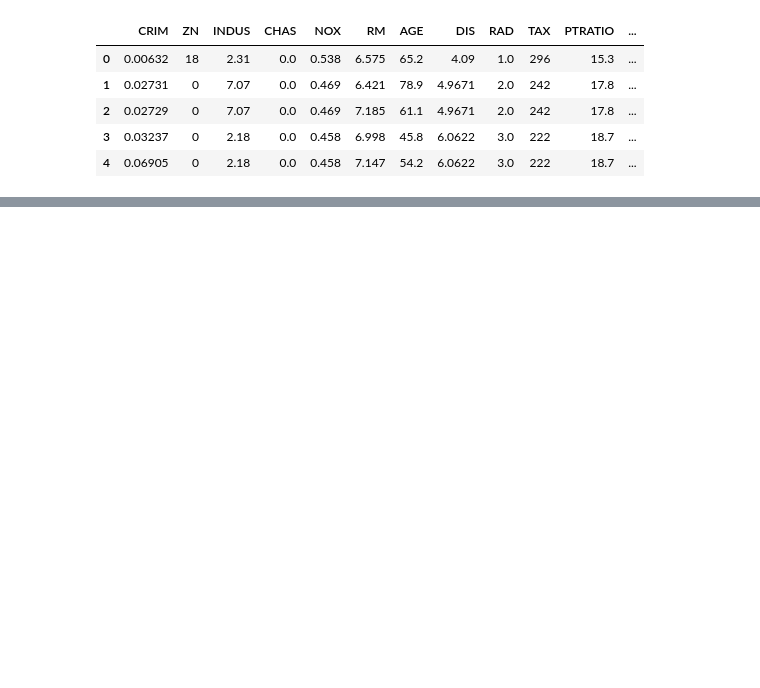
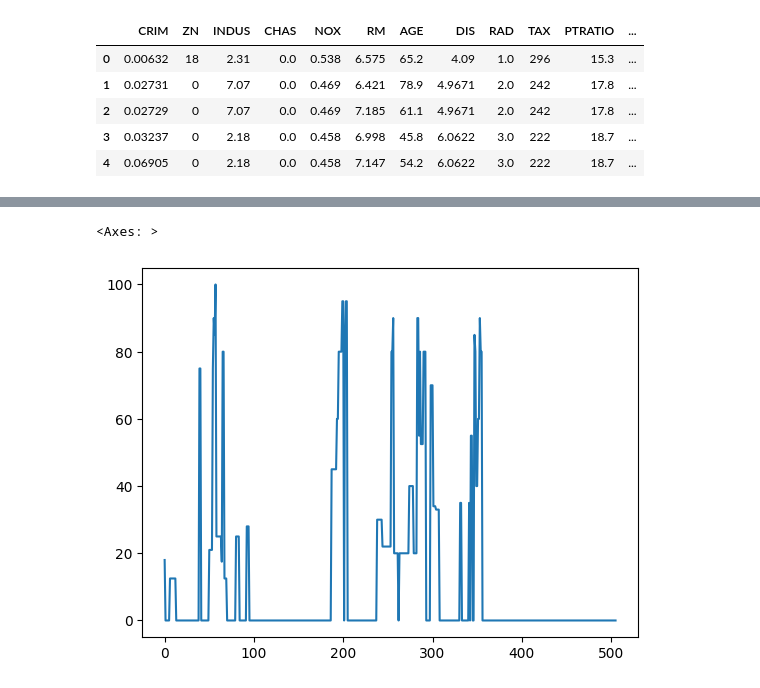
Before and after one commit to Farzinaayub/let-s_AI, a Jupyter notebook: DA21-B ML Assignment 3.ipynb, the cells around one changed output, grey strips where cells are left out. Drawn from its saved outputs; the diff is of its cells as text; code cells hidden in the pictures; blank space fills up the shorter version.

```diff
--- a/DA21-B ML Assignment 3.ipynb
+++ b/DA21-B ML Assignment 3.ipynb
@@ -83,0 +67,5 @@ df = df.dropna()
+# %%
+df.ZN.plot()
+# %% [output]
+<Axes: >
+[figure, added]
```
Also changed, not shown: parts of 31 cells of this notebook, 2 other files.
